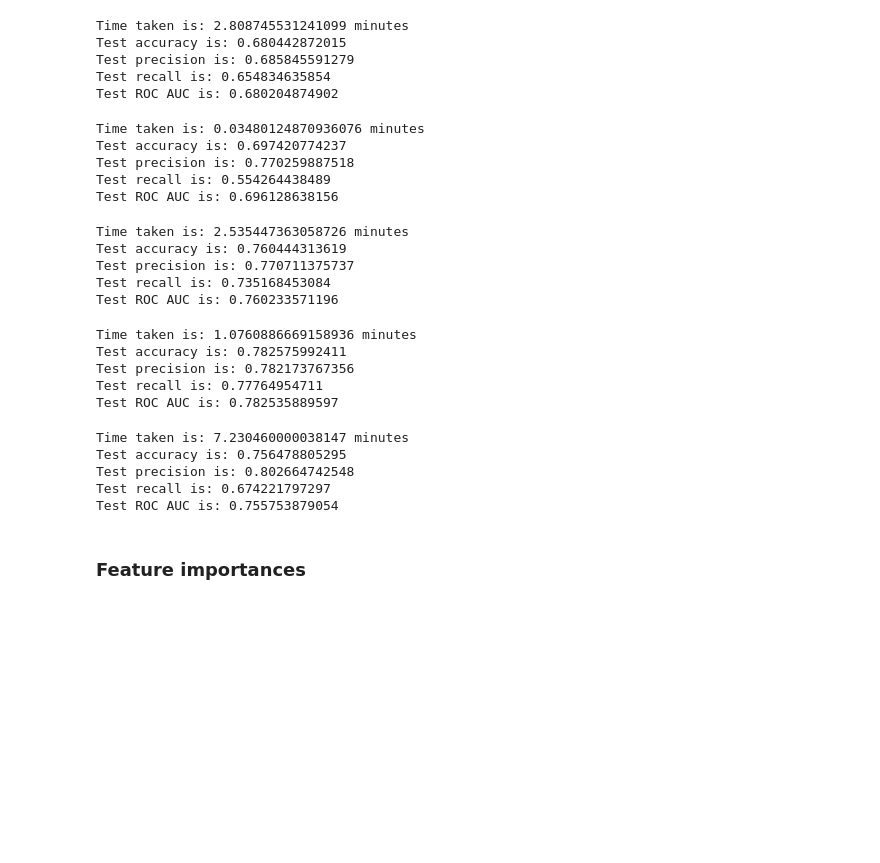
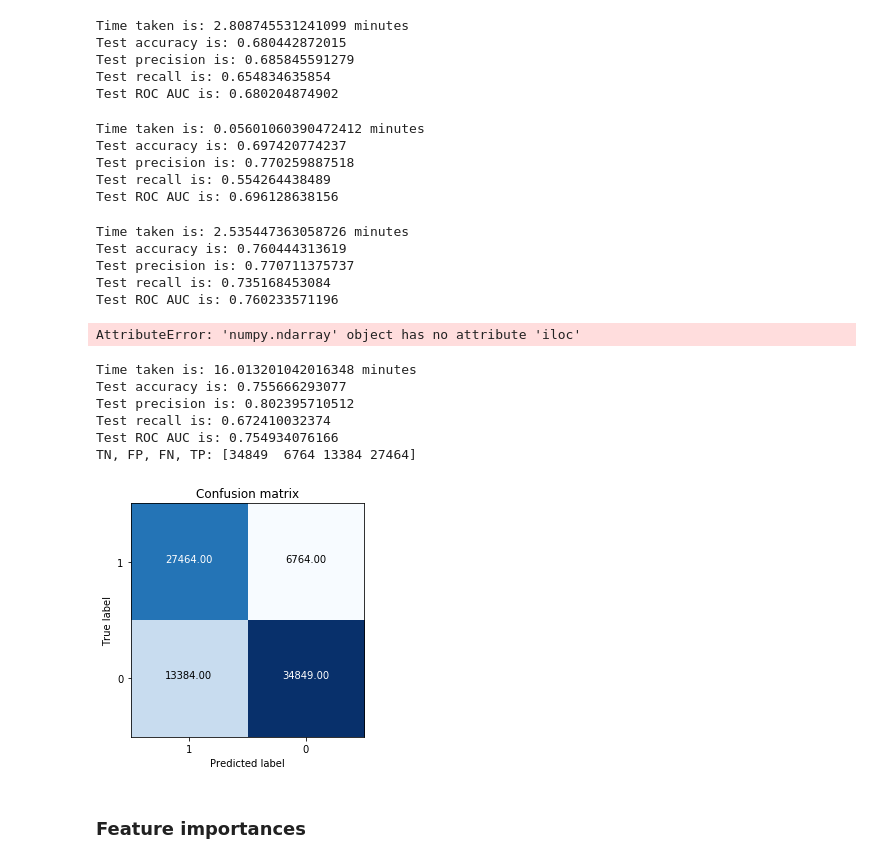
Before and after one commit to FajneFarita/Looking-for-a-Needle-in-a-Haystack-Predicting-Wikipedia-Edits, a Jupyter notebook: data/final/fall-2017-info-251-final-project-analysis-nnu.ipynb, the cells around one changed output. Saved outputs shown, nothing was run; the diff lists cells and outputs as text; code cells hidden in the pictures; blank space fills up the shorter version.

Commit message:
added confusion matrix to ensemble and PCA to the end

```diff
--- a/data/final/fall-2017-info-251-final-project-analysis-nnu.ipynb
+++ b/data/final/fall-2017-info-251-final-project-analysis-nnu.ipynb
@@ -564,7 +564,7 @@ def normalize(raw_data):
 # %%
 features = list(set(df_b2_ri.columns.tolist()) - set(['num_edits_binary']))
 
-df_b2_ri_n = df_b2_ri
+df_b2_ri_n = df_b2_ri.copy(deep=True)
 
 for f in features:
     df_b2_ri_n[f] = normalize(df_b2_ri_n[f])
@@ -770,6 +770,7 @@ forest_test_acc = []
 forest_test_precision = []
 forest_test_recall = []
 forest_test_roc_auc = []
+
 
 t0 = time.time()
 for train_idx, test_idx in kf.split(X):
@@ -788,6 +789,7 @@ for train_idx, test_idx in kf.split(X):
     forest_test_recall += [recall_score(test_y, y_pred_test)]
     forest_test_roc_auc += [roc_auc_score(test_y, y_pred_test)]
 
+
 t1 = time.time()
 forest_time_taken = t1-t0
 
@@ -797,7 +799,7 @@ print("Test precision is: " + str(np.mean(forest_test_precision)))
 print("Test recall is: " + str(np.mean(forest_test_recall)))
 print("Test ROC AUC is: " + str(np.mean(forest_test_roc_auc)))
 # %% [output]
-Time taken is: 0.03480124870936076 minutes
+Time taken is: 0.05601060390472412 minutes
 Test accuracy is: 0.697420774237
 Test precision is: 0.770259887518
 Test recall is: 0.554264438489
@@ -857,12 +859,14 @@ boost_test_precision = []
 boost_test_recall = []
 boost_test_roc_auc = []
 
+
 t0 = time.time()
 for train_idx, test_idx in kf.split(X):
     train_x = X[train_idx]
     train_y = Y[train_idx]
     test_x = X[test_idx]
     test_y = Y[test_idx]
+
 
     boost = GradientBoostingClassifier(random_state=13579)
     boost.fit(train_x, train_y)
@@ -874,6 +878,8 @@ for train_idx, test_idx in kf.split(X):
     boost_test_recall += [recall_score(test_y, y_pred_test)]
     boost_test_roc_auc += [roc_auc_score(test_y, y_pred_test)]
 
+
+
 t1 = time.time()
 boost_time_taken = t1-t0
 
@@ -883,11 +889,7 @@ print("Test precision is: " + str(np.mean(boost_test_precision)))
 print("Test recall is: " + str(np.mean(boost_test_recall)))
 print("Test ROC AUC is: " + str(np.mean(boost_test_roc_auc)))
 # %% [output]
-Time taken is: 1.0760886669158936 minutes
-Test accuracy is: 0.782575992411
-Test precision is: 0.782173767356
-Test recall is: 0.77764954711
-Test ROC AUC is: 0.782535889597
+AttributeError: 'numpy.ndarray' object has no attribute 'iloc'
 # %%
 # Ensemble learner
 
@@ -915,6 +917,7 @@ mv_model_test_acc = []
 mv_model_test_precision = []
 mv_model_test_recall = []
 mv_model_test_roc_auc = []
+tn_fp_fn_tp = []
 
 t0 = time.time()
 for train_idx, test_idx in kf.split(X):
@@ -931,21 +934,70 @@ for train_idx, test_idx in kf.split(X):
     mv_model_test_precision += [precision_score(test_y, y_pred_test)]
     mv_model_test_recall += [recall_score(test_y, y_pred_test)]
     mv_model_test_roc_auc += [roc_auc_score(test_y, y_pred_test)]
+    tn_fp_fn_tp.append(confusion_matrix(test_y, y_pred_test).ravel())
 
 t1 = time.time()
 mv_model_time_taken = t1-t0
+
+confusion_string = (np.sum(tn_fp_fn_tp, axis=0))
 
 print("Time taken is: " + str(mv_model_time_taken/60) + " minutes")
 print("Test accuracy is: " + str(np.mean(mv_model_test_acc)))
 print("Test precision is: " + str(np.mean(mv_model_test_precision)))
 print("Test recall is: " + str(np.mean(mv_model_test_recall)))
 print("Test ROC AUC is: " + str(np.mean(mv_model_test_roc_auc)))
+#print("TN, FP, FN, TP: " + str(confusion_string))
 # %% [output]
-Time taken is: 7.230460000038147 minutes
-Test accuracy is: 0.756478805295
-Test precision is: 0.802664742548
-Test recall is: 0.674221797297
-Test ROC AUC is: 0.755753879054
+Time taken is: 16.013201042016348 minutes
+Test accuracy is: 0.755666293077
+Test precision is: 0.802395710512
+Test recall is: 0.672410032374
+Test ROC AUC is: 0.754934076166
+TN, FP, FN, TP: [34849  6764 13384 27464]
+# %%
+''' TP, FP
+    FN, TN'''
+
+array = np.zeros((2,2))
+array[0,0] = confusion_string[-1]
+array[0,1] = confusion_string[1]
+array[1,0] = confusion_string[2]
+array[1,1] = confusion_string[0]
+# %%
+
+import itertools
+import matplotlib.pyplot as plt
+
+def plot_confusion_matrix(matrix, title, classes, cmap=plt.cm.Blues):
+    """
+    This function prints and plots the confusion matrix.
+    """
+    plt.imshow(matrix, interpolation='nearest', cmap=cmap)
+    plt.title(title)
+
+    tick_marks = np.arange(len(classes))
+    plt.xticks(tick_marks, classes)
+    plt.yticks(tick_marks, classes)
+
+    fmt = '.2f' if normalize else 'd'
+    thresh = matrix.max() / 2.
+    for i, j in itertools.product(range(matrix.shape[0]), range(matrix.shape[1])):
+        plt.text(j, i, format(matrix[i, j], fmt),
+                 horizontalalignment="center",
+                 color="white" if matrix[i, j] > thresh else "black")
+
+    plt.tight_layout()
+    plt.ylabel('True label')
+    plt.xlabel('Predicted label')
+
+np.set_printoptions(precision=2)
+
+
+plot_confusion_matrix(array, 'Confusion matrix', [1,0])
+
+plt.show()
+# %% [output]
+[figure, added]
 # %% [markdown]
 ### Feature importances
 # %%
```
Also changed, not shown: parts of 6 cells of this notebook.
